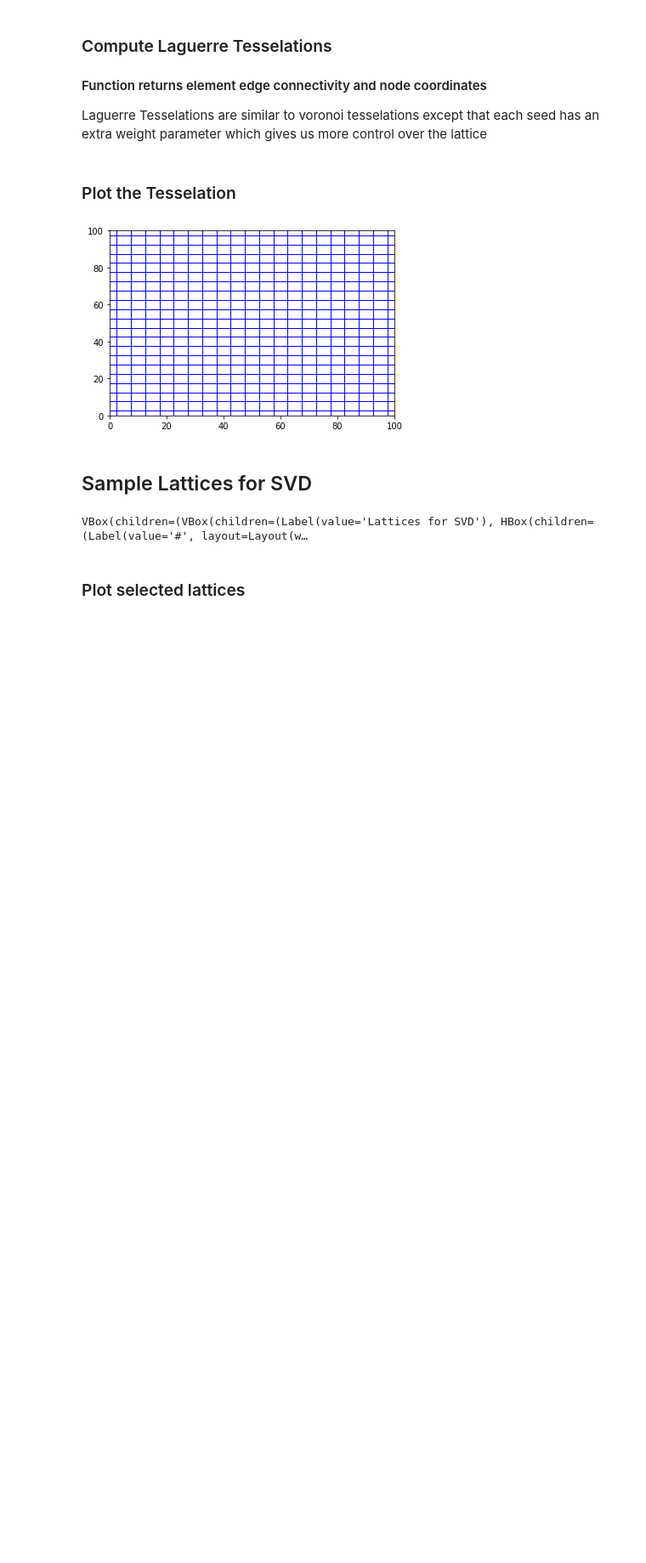
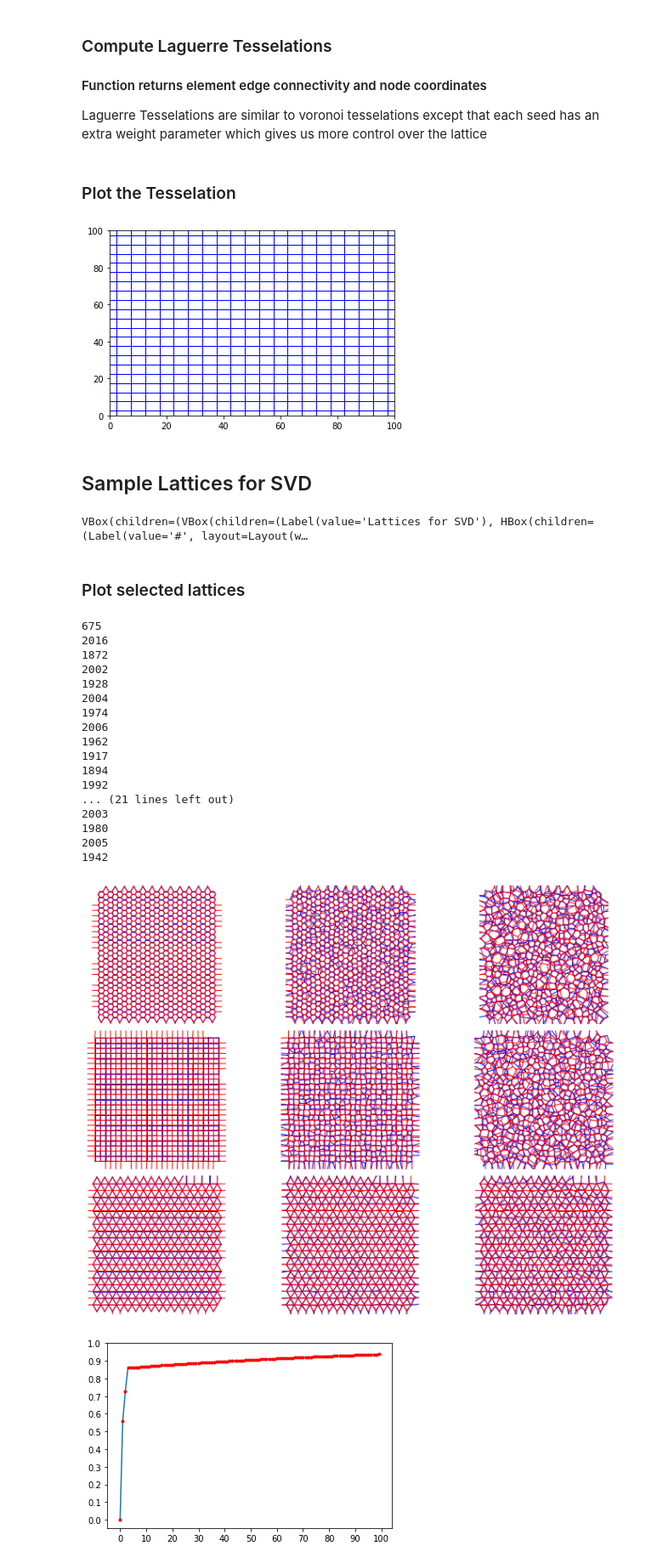
Before and after one commit to joelbenjohn/Tesselations, a Jupyter notebook: Cellular_Lattices.ipynb, the cells around one changed output. Shown at 85% size. Cells and saved outputs as stored; diff of their text form; code cells hidden in the pictures; blank space fills up the shorter version.

```diff
--- a/Cellular_Lattices.ipynb
+++ b/Cellular_Lattices.ipynb
@@ -72,0 +71,22 @@ Plattices.Plattice()
+# %%
+U, s, Vt, matrx = Plattices.Plattice()
+# %% [output]
+675
+2016
+1872
+2002
+1928
+2004
+1974
+2006
+1962
+1917
+1894
+1992
+... (21 lines left out)
+2003
+1980
+2005
+1942
+[figure, added]
+[figure, added]
```
Also changed, not shown: parts of 1 cell of this notebook, 3 other files.
